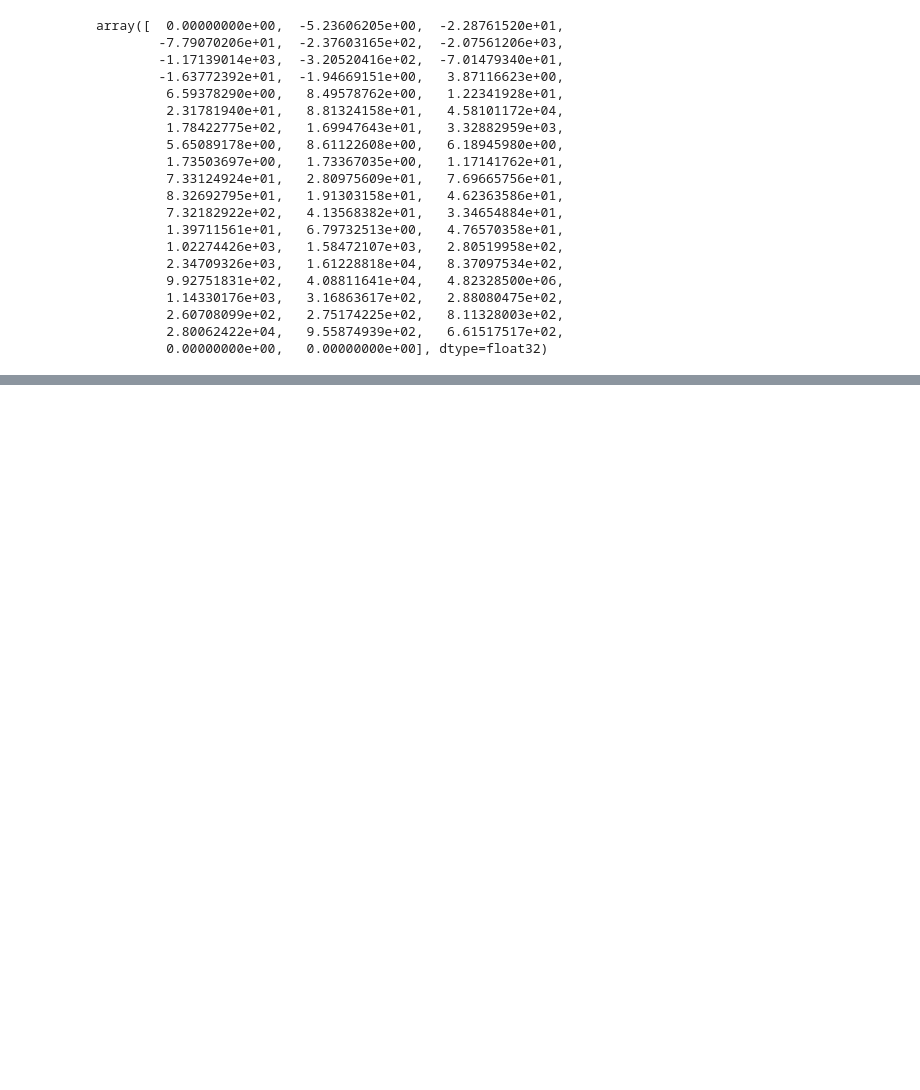
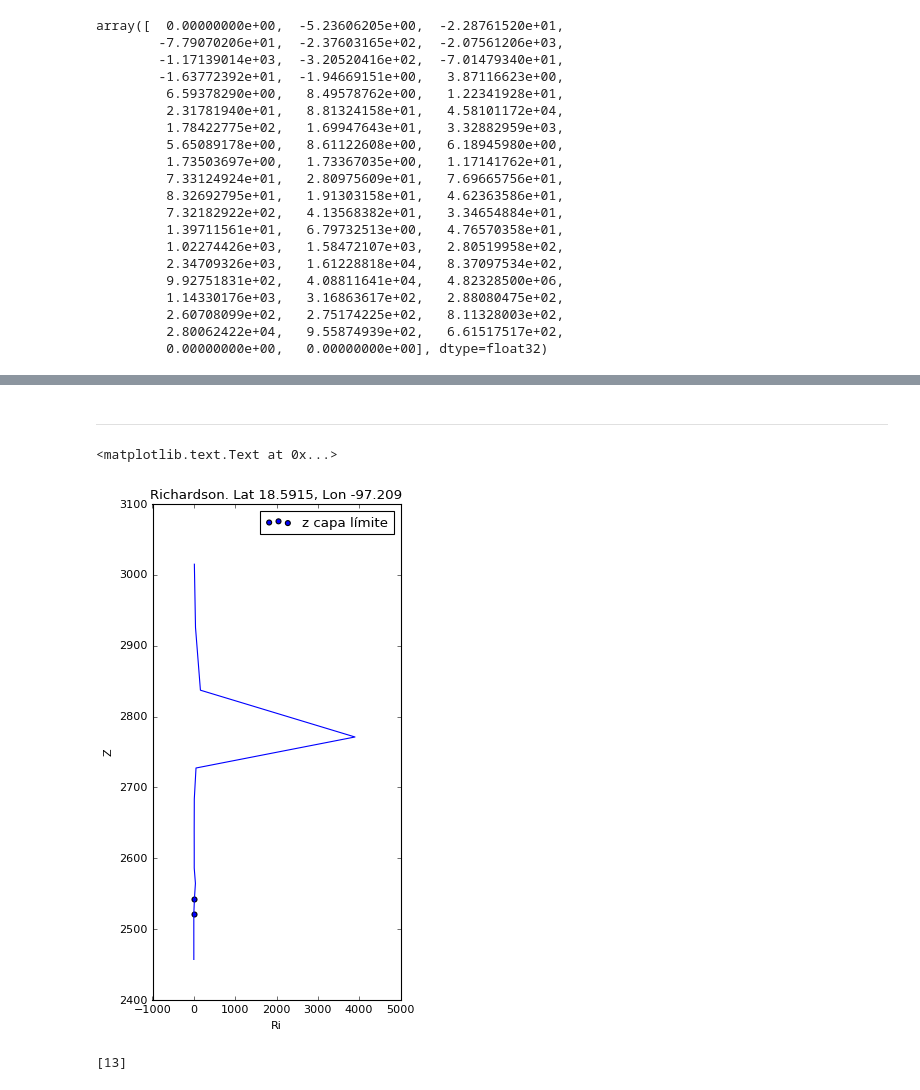
Before and after one commit to cpierard/capa_limite_WRF, a Jupyter notebook: Calculo_Richardson.ipynb, the cells around one changed output, grey strips where cells are left out. Saved outputs shown, nothing was run; the diff lists cells and outputs as text; code cells hidden in the pictures; blank space fills up the shorter version.

```diff
--- a/Calculo_Richardson.ipynb
+++ b/Calculo_Richardson.ipynb
@@ -719,0 +749,20 @@ array([  0.00000000e+00,  -5.23606205e+00,  -2.28761520e+01,
+# %% [markdown]
+---
+# %%
+nx = 5 # coord. x
+ny = 25 #coord. y
+t = 45 #tiempo
+Ri = compute_Richardson(T2[j, nx, ny], T[j, :, nx, ny], Z[j, :, nx, ny], u_interpol[j, :, nx, ny], v_interpol[j, :, nx, ny])
+n, z = detecta_PBL(Ri, Z[j, :, nx, ny], 0.23)
+
+zoom_range = range(0, 15)
+plt.figure(figsize=(4,8))
+plt.plot(Ri[zoom_range], Z[t, zoom_range, nx, ny])
+plt.scatter([Ri[n], Ri[n+1]], [Z[t, n, nx, ny], Z[t, n+1, nx, ny]], label='z capa límite')
+plt.xlabel("Ri")
+plt.ylabel('Z')
+plt.legend()
+plt.title('Richardson. Lat ' + str(xlat[t, nx, ny]) + ', Lon ' + str(xlong[t, nx, ny]))
+# %% [output]
+<matplotlib.text.Text at 0x...>
+[figure, added]
@@ -719,0 +775,4 @@ array([  0.00000000e+00,  -5.23606205e+00,  -2.28761520e+01,
+# %%
+n
+# %% [output]
+[13]
```
Also changed, not shown: parts of 20 cells of this notebook, 2 other files.
